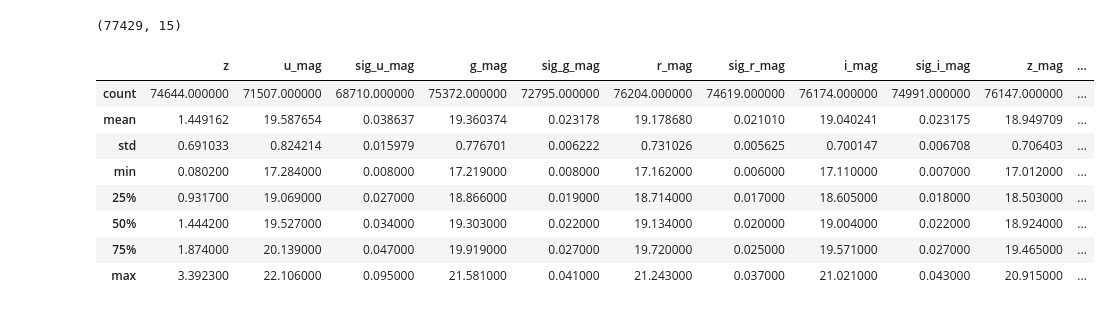
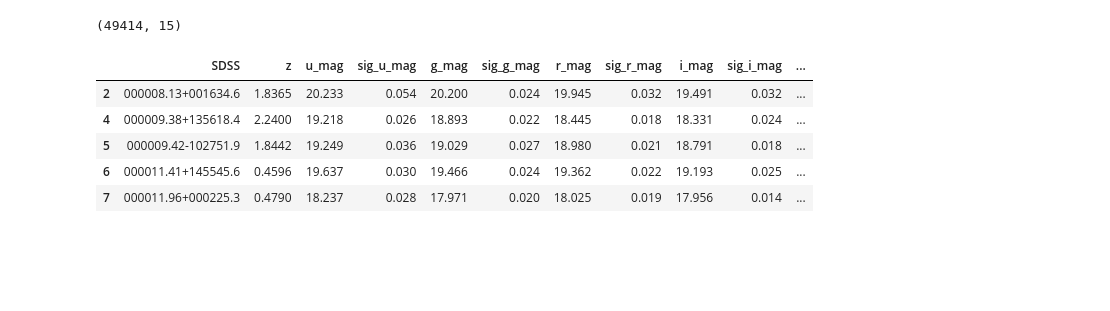
Before and after one commit to fbientrigo/learningprogamation, a Jupyter notebook: SDSS Analysis - Stats101/2_regresion.ipynb, the cells around one changed output. Saved outputs shown, nothing was run; the diff lists cells and outputs as text; code cells hidden in the pictures; blank space fills up the shorter version.

```diff
--- a/SDSS Analysis - Stats101/2_regresion.ipynb
+++ b/SDSS Analysis - Stats101/2_regresion.ipynb
@@ -1,23 +1,21 @@
 # %%
 import matplotlib.pyplot as plt
 import numpy as np
 import seaborn as sns
 import pandas as pd
 from sklearn.linear_model import LinearRegression
 df = pd.read_csv('SDSS_notOutliers.csv', index_col=0) # dataframe
 print(df.shape) #(observaciones, variables)
 df.describe()
+df.head()
 # %% [output]
-(77429, 15)
+(49414, 15)
-|  | z | u_mag | sig_u_mag | g_mag | sig_g_mag | r_mag | sig_r_mag | i_mag | sig_i_mag | z_mag | ... |
-| count | 74644.000000 | 71507.000000 | 68710.000000 | 75372.000000 | 72795.000000 | 76204.000000 | 74619.000000 | 76174.000000 | 74991.000000 | 76147.000000 | ... |
-| mean | 1.449162 | 19.587654 | 0.038637 | 19.360374 | 0.023178 | 19.178680 | 0.021010 | 19.040241 | 0.023175 | 18.949709 | ... |
-| std | 0.691033 | 0.824214 | 0.015979 | 0.776701 | 0.006222 | 0.731026 | 0.005625 | 0.700147 | 0.006708 | 0.706403 | ... |
-| min | 0.080200 | 17.284000 | 0.008000 | 17.219000 | 0.008000 | 17.162000 | 0.006000 | 17.110000 | 0.007000 | 17.012000 | ... |
-| 25% | 0.931700 | 19.069000 | 0.027000 | 18.866000 | 0.019000 | 18.714000 | 0.017000 | 18.605000 | 0.018000 | 18.503000 | ... |
-| 50% | 1.444200 | 19.527000 | 0.034000 | 19.303000 | 0.022000 | 19.134000 | 0.020000 | 19.004000 | 0.022000 | 18.924000 | ... |
-| 75% | 1.874000 | 20.139000 | 0.047000 | 19.919000 | 0.027000 | 19.720000 | 0.025000 | 19.571000 | 0.027000 | 19.465000 | ... |
-| max | 3.392300 | 22.106000 | 0.095000 | 21.581000 | 0.041000 | 21.243000 | 0.037000 | 21.021000 | 0.043000 | 20.915000 | ... |
+|  | SDSS | z | u_mag | sig_u_mag | g_mag | sig_g_mag | r_mag | sig_r_mag | i_mag | sig_i_mag | ... |
+| 2 | 000008.13+001634.6 | 1.8365 | 20.233 | 0.054 | 20.200 | 0.024 | 19.945 | 0.032 | 19.491 | 0.032 | ... |
+| 4 | 000009.38+135618.4 | 2.2400 | 19.218 | 0.026 | 18.893 | 0.022 | 18.445 | 0.018 | 18.331 | 0.024 | ... |
+| 5 | 000009.42-102751.9 | 1.8442 | 19.249 | 0.036 | 19.029 | 0.027 | 18.980 | 0.021 | 18.791 | 0.018 | ... |
+| 6 | 000011.41+145545.6 | 0.4596 | 19.637 | 0.030 | 19.466 | 0.024 | 19.362 | 0.022 | 19.193 | 0.025 | ... |
+| 7 | 000011.96+000225.3 | 0.4790 | 18.237 | 0.028 | 17.971 | 0.020 | 18.025 | 0.019 | 17.956 | 0.014 | ... |
 # %%
 ############# COVARIANZA #####################33333333333
 cov = df.corr()
```
Also changed, not shown: parts of 12 cells of this notebook, 4 other files.
